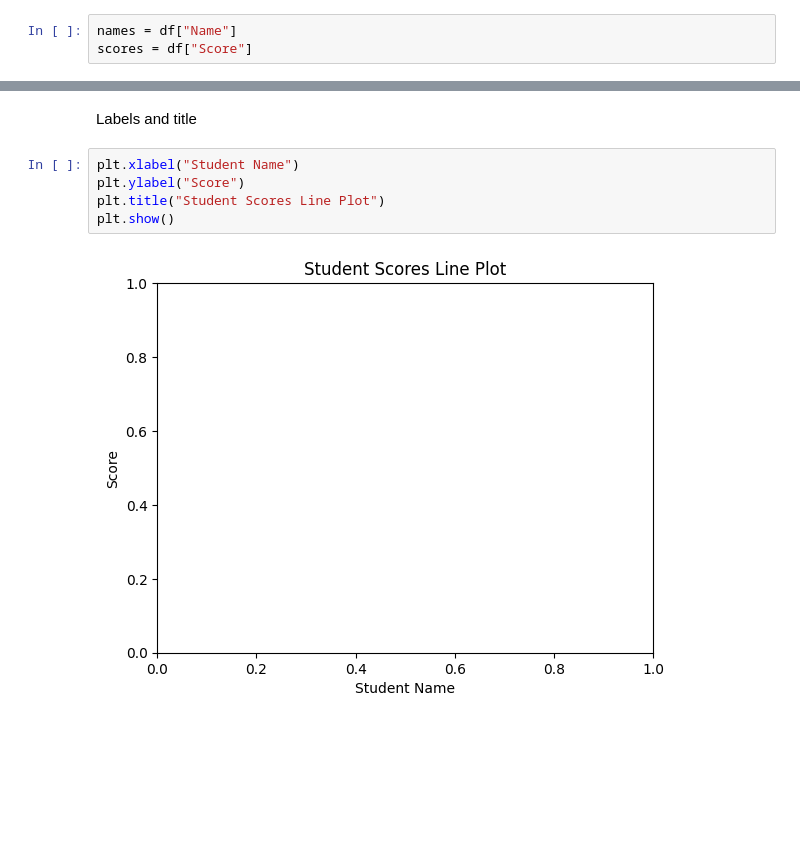
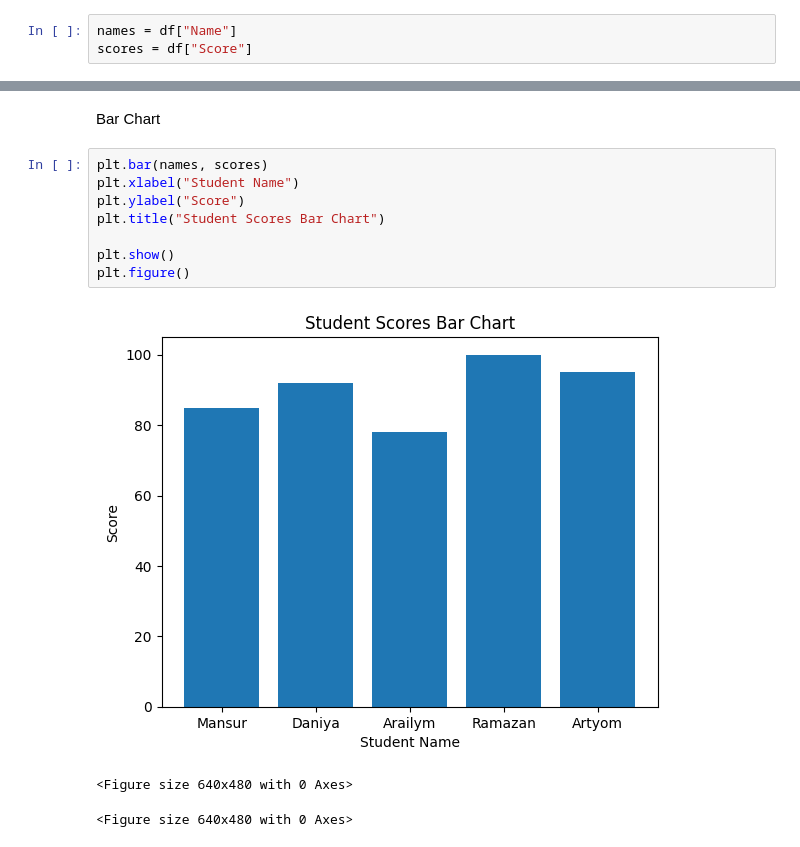
Before and after one commit to Ruinch/advance_prog, a Jupyter notebook: homework/7-assik/Notebooks/matplotlib_tasks.ipynb, the cells around one changed output, grey strips where cells are left out. Saved outputs shown, nothing was run; the diff lists cells and outputs as text; blank space fills up the shorter version.

```diff
--- a/homework/7-assik/Notebooks/matplotlib_tasks.ipynb
+++ b/homework/7-assik/Notebooks/matplotlib_tasks.ipynb
@@ -53,9 +58,14 @@ plt.plot(names, scores, marker='o')
-# %% [markdown]
-Labels and title
-# %%
-plt.xlabel("Student Name")
-plt.ylabel("Score")
-plt.title("Student Scores Line Plot")
-plt.show()
-# %% [output]
-[figure, removed]
+# %% [markdown]
+Bar Chart
+# %%
+plt.bar(names, scores)
+plt.xlabel("Student Name")
+plt.ylabel("Score")
+plt.title("Student Scores Bar Chart")
+
+plt.show()
+plt.figure()
+# %% [output]
+[figure, added]
+<Figure size 640x480 with 0 Axes>
+<Figure size 640x480 with 0 Axes>
```
Also changed, not shown: parts of 3 cells of this notebook.
